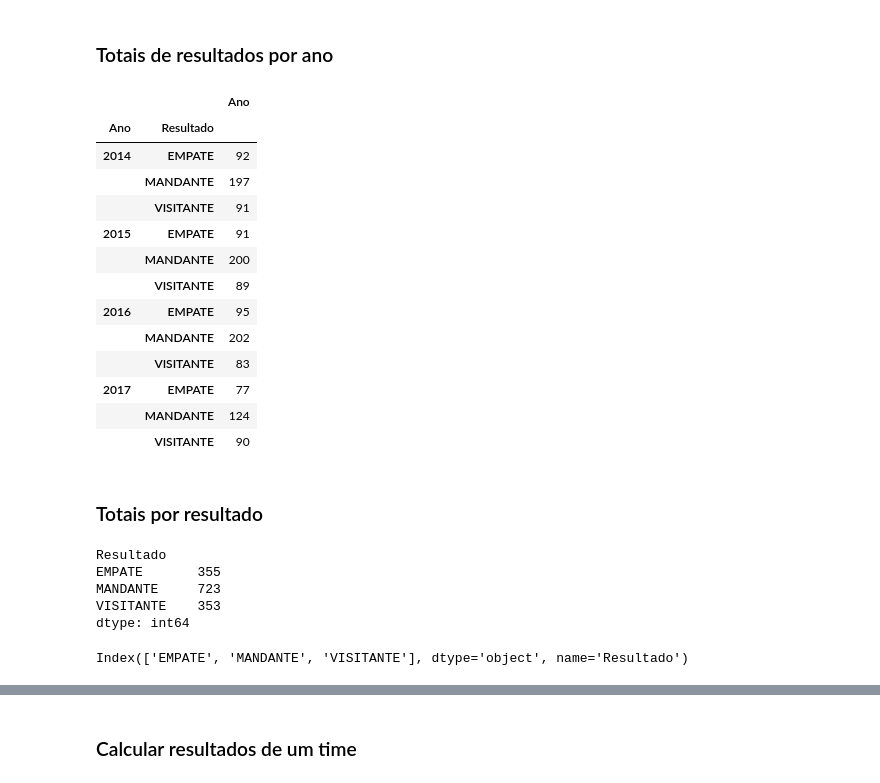
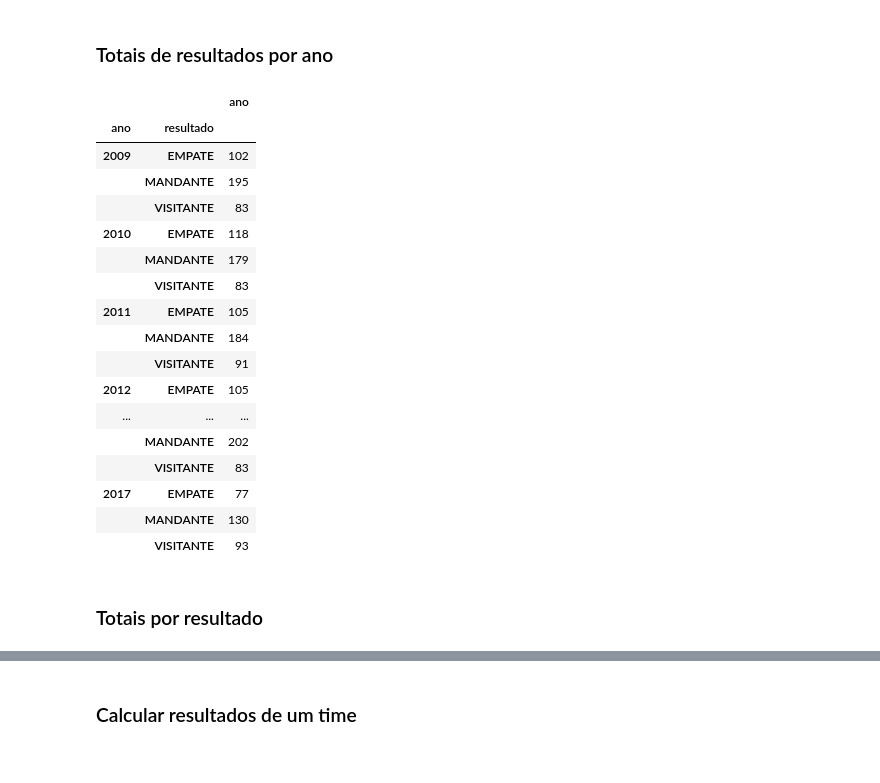
Before and after one commit to thiagozaranza/guru_da_bola, a Jupyter notebook: brasileirao.ipynb, the cells around one changed output, grey strips where cells are left out. Cells and saved outputs as stored; diff of their text form; code cells hidden in the pictures.

```diff
--- a/brasileirao.ipynb
+++ b/brasileirao.ipynb
@@ -65,0 +100,6 @@ len(times)
+# %%
+def tratarData(row):
+    data = row["data"].split(".")
+    return data[1] + "-" + data[0]
+# %%
+jogos['data'] = jogos.apply (lambda row: tratarData(row),axis=1)
@@ -67,14 +113,14 @@ len(times)
 ### Criar coluna com resultado
 # %%
 def resultado(row):
-    if (row["Placar_mandante"] > row["Placar_visitante"]):
+    if (row["gols_mandante"] > row["gols_visitante"]):
         return "MANDANTE"
-    elif (row["Placar_mandante"] < row["Placar_visitante"]):
+    elif (row["gols_mandante"] < row["gols_visitante"]):
         return "VISITANTE"
     else:
         return "EMPATE"
 # %%
-jogos['Resultado'] = jogos.apply (lambda row: resultado(row),axis=1)
+jogos['resultado'] = jogos.apply (lambda row: resultado(row),axis=1)
 # %%
 jogos.head()
 # %% [output]
@@ -87,22 +133,26 @@ jogos.head()
 # %% [markdown]
 ### Totais de resultados por ano
 # %%
-jogos.groupby(["Ano", "Resultado"])[["Ano"]].count()
+jogos.groupby(["ano", "resultado"])[["ano"]].count()
 # %% [output]
-|  |  | Ano |
-| Ano | Resultado |  |
-| 2014 | EMPATE | 92 |
-|  | MANDANTE | 197 |
+|  |  | ano |
+| ano | resultado |  |
+| 2009 | EMPATE | 102 |
+|  | MANDANTE | 195 |
+|  | VISITANTE | 83 |
+| 2010 | EMPATE | 118 |
+|  | MANDANTE | 179 |
+|  | VISITANTE | 83 |
+| 2011 | EMPATE | 105 |
+|  | MANDANTE | 184 |
 |  | VISITANTE | 91 |
-| 2015 | EMPATE | 91 |
-|  | MANDANTE | 200 |
-|  | VISITANTE | 89 |
-| 2016 | EMPATE | 95 |
+| 2012 | EMPATE | 105 |
+| ... | ... | ... |
 |  | MANDANTE | 202 |
 |  | VISITANTE | 83 |
 | 2017 | EMPATE | 77 |
-|  | MANDANTE | 124 |
-|  | VISITANTE | 90 |
+|  | MANDANTE | 130 |
+|  | VISITANTE | 93 |
 # %% [markdown]
 ### Totais por resultado
 # %%
@@ -110,14 +160,2 @@ totais_resultados = jogos.groupby("Resultado").size()
-# %%
-totais_resultados
-# %% [output]
-Resultado
-EMPATE       355
-MANDANTE     723
-VISITANTE    353
-dtype: int64
 # %%
 total_jogos = totais_resultados.sum()
-# %%
-totais_resultados.keys()
-# %% [output]
-Index(['EMPATE', 'MANDANTE', 'VISITANTE'], dtype='object', name='Resultado')
```
Also changed, not shown: parts of 53 cells of this notebook, 1 other file.
